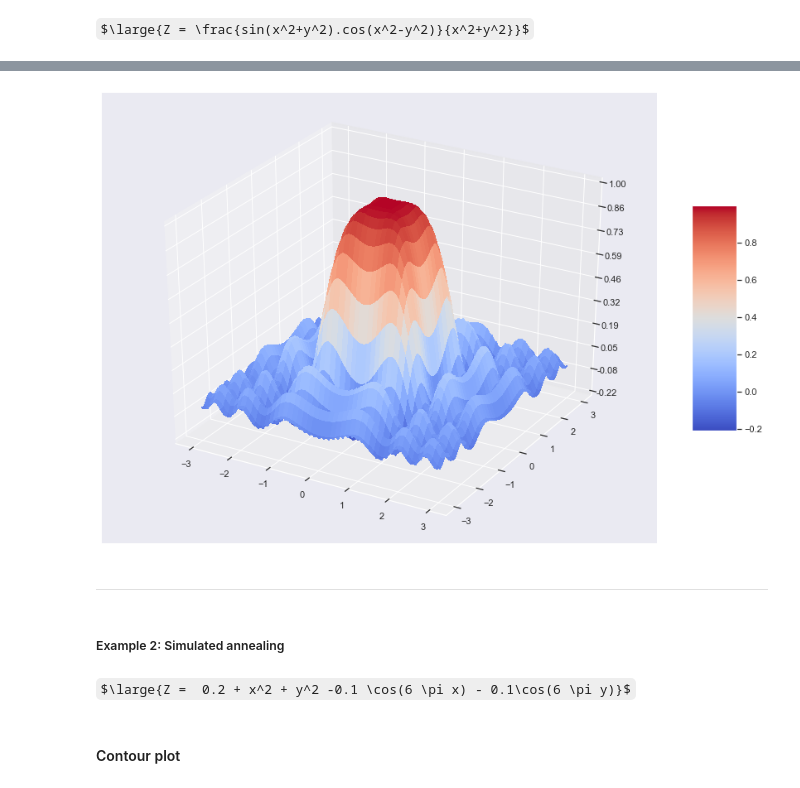
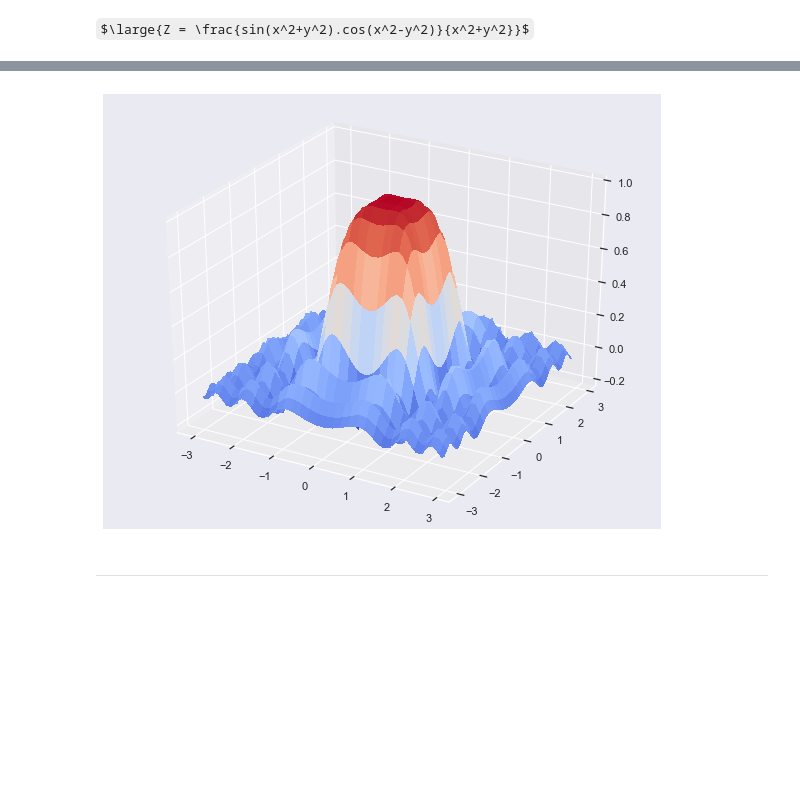
Before and after one commit to npshub/numpy, a Jupyter notebook: 3.Meshgrid.ipynb, the cells around one changed output, grey strips where cells are left out. Drawn from its saved outputs; the diff is of its cells as text; code cells hidden in the pictures; some formulas as TeX source; blank space fills up the shorter version.

```diff
--- a/3.Meshgrid.ipynb
+++ b/3.Meshgrid.ipynb
@@ -87,31 +88,16 @@ from matplotlib.ticker import LinearLocator, FormatStrFormatter
-# %%
-fig = plt.figure(figsize = [15,10])
-ax = fig.gca(projection='3d')
-
-# Make data.
-x = np.arange(-3, 3, 0.01)
-y = np.arange(-3, 3, 0.01)
-
-xx, yy = np.meshgrid(x, y)
-
-
-z = np.sin(xx**2 + yy**2)*np.cos(xx**2 - yy**2) / (xx**2 + yy**2)
-
-# Plot the surface.
-surf = ax.plot_surface(xx, yy, z, cmap=cm.coolwarm,linewidth=0, antialiased=False)
-
-# Customize the z axis.
-#ax.set_zlim(-1.01, 1.01)
-ax.zaxis.set_major_locator(LinearLocator(10))
-ax.zaxis.set_major_formatter(FormatStrFormatter('%.02f'))
-
-# Add a color bar which maps values to colors.
-fig.colorbar(surf, shrink=0.5, aspect=5)
-
-plt.show()
-# %% [output]
-[figure, removed]
+# %%
+fig = plt.figure(figsize = [10,8])
+ax = fig.gca(projection='3d')
+
+# Plot the surface.
+surf = ax.plot_surface(XG, YG, ZG,\
+                       cmap=cm.coolwarm,\
+                       linewidth=0,\
+                       antialiased=False)
+
+
+plt.show()
+# %% [output]
+[figure, added]
 # %% [markdown]
 ------------
-# %% [markdown]
-##### Example 2: Simulated annealing
@@ -120,4 +103,0 @@ import math as math
-# %% [markdown]
-$\large{Z =  0.2 + x^2 + y^2 -0.1 \cos(6 \pi x) - 0.1\cos(6 \pi y)}$
-# %% [markdown]
-#### Contour plot
```
Also changed, not shown: parts of 29 cells of this notebook, 1 other file.
